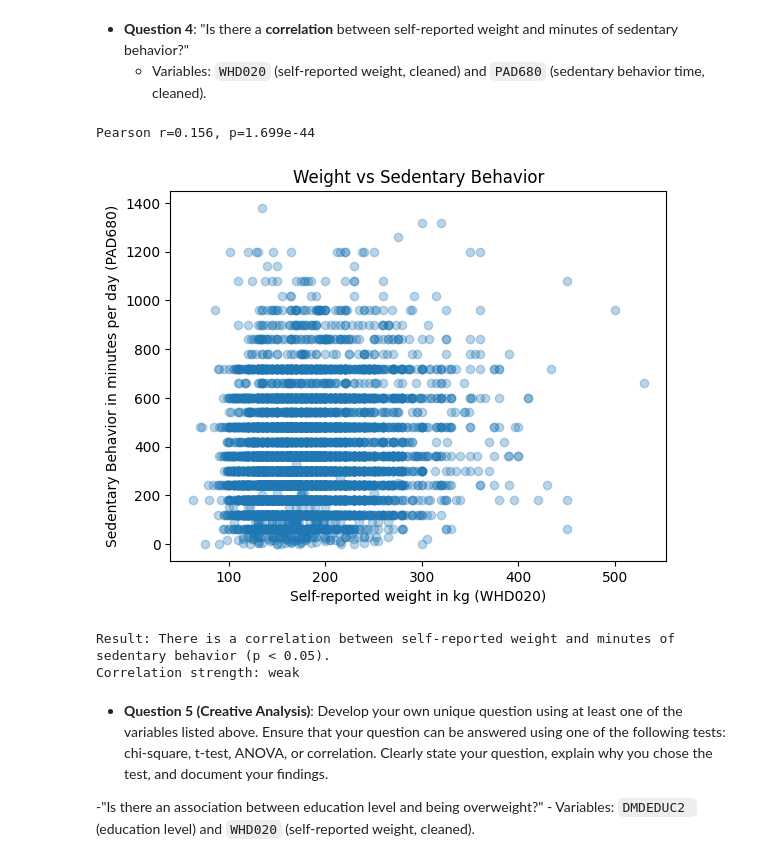
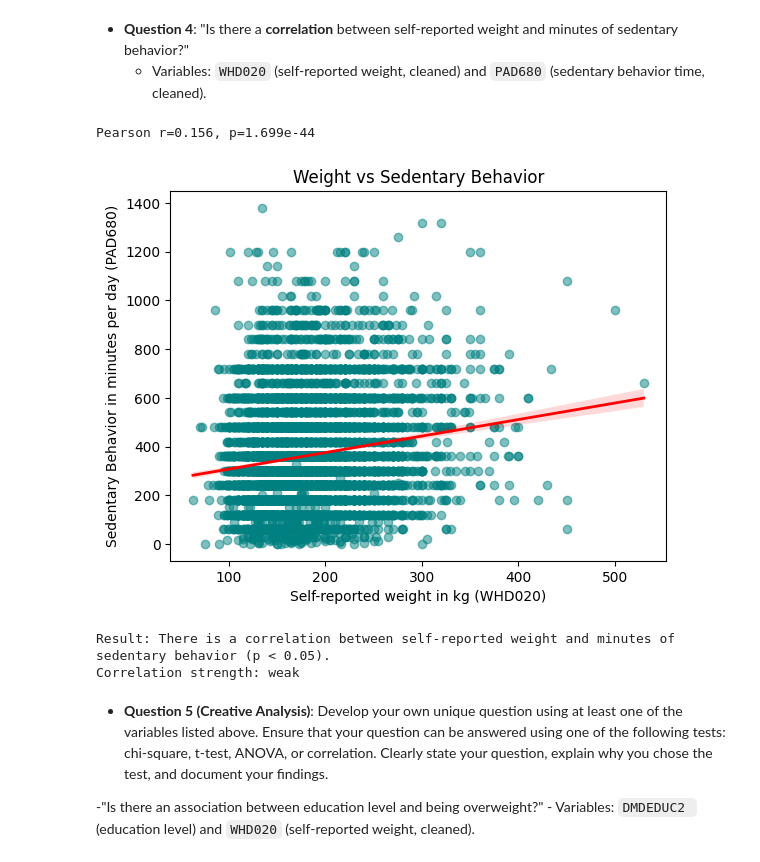
Before and after one commit to angelh-16/nhanes_inferential_2021_23, a Jupyter notebook: nhanes_inferential_2021_23_python.ipynb, the cells around one changed output. Saved outputs shown, nothing was run; the diff lists cells and outputs as text; code cells hidden in the pictures.

```diff
--- a/nhanes_inferential_2021_23_python.ipynb
+++ b/nhanes_inferential_2021_23_python.ipynb
@@ -377,30 +389,37 @@ Interpretation guidance:
    - **Question 4**: "Is there a **correlation** between self-reported weight and minutes of sedentary behavior?"
      - Variables: `WHD020` (self-reported weight, cleaned) and `PAD680` (sedentary behavior time, cleaned).
 # %%
-# Merge married and education together and drop missing values
+# Merge varibles together and drop missing values
 q4 = merged[['WHD020','PAD680']].dropna()
 
 #Conduct pearson correlation
 r , p = stats.pearsonr(q4['WHD020'], q4['PAD680'])
 print(f'Pearson r={r:.3f}, p={p:.4g}')
 
 # Scatter plot
 plt.figure()
-plt.scatter(q4['WHD020'], q4['PAD680'], alpha=0.3)
+sns.regplot(
+    data=q4,
+    x='WHD020',
+    y='PAD680',
+    scatter_kws={'alpha':0.5, 'color':'teal'},
+    line_kws={'color':'red', 'linewidth':2}
+)
+
 plt.xlabel('Self-reported weight in kg (WHD020)')
 plt.ylabel('Sedentary Behavior in minutes per day (PAD680)')
 plt.title('Weight vs Sedentary Behavior')
 plt.show()
 
 # Results
 if p < 0.05:
     print("\nResult: There is a correlation between self-reported weight and minutes of sedentary behavior (p < 0.05).")
 else:
     print("\nResult: There is no correlation between self-reported weight and minutes of sedentary behavior (p ≥ 0.05).")
 print(f"Correlation strength: {'weak' if abs(r)<0.3 else 'moderate' if abs(r)<0.5 else 'strong'}")
 # %% [output]
 Pearson r=0.156, p=1.699e-44
-[figure, old version]
+[figure, new version]
 Result: There is a correlation between self-reported weight and minutes of sedentary behavior (p < 0.05).
 Correlation strength: weak
 # %% [markdown]
```
Also changed, not shown: parts of 6 cells of this notebook.
